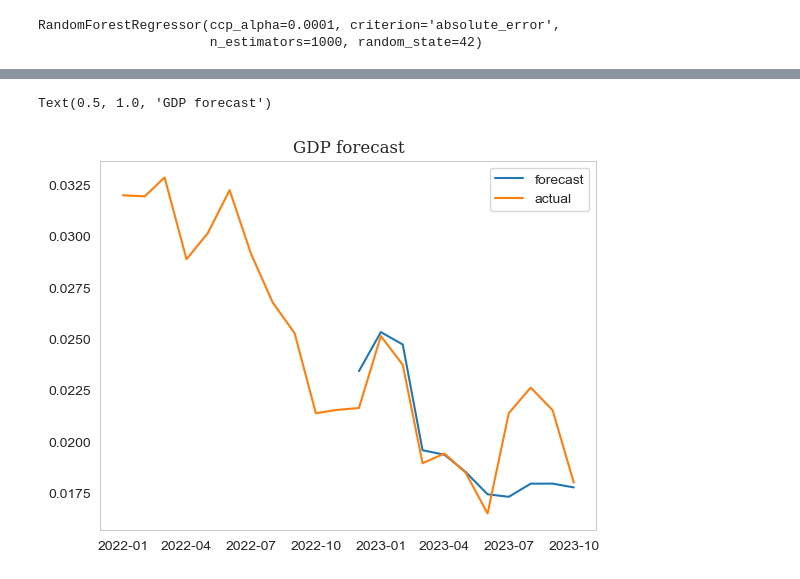
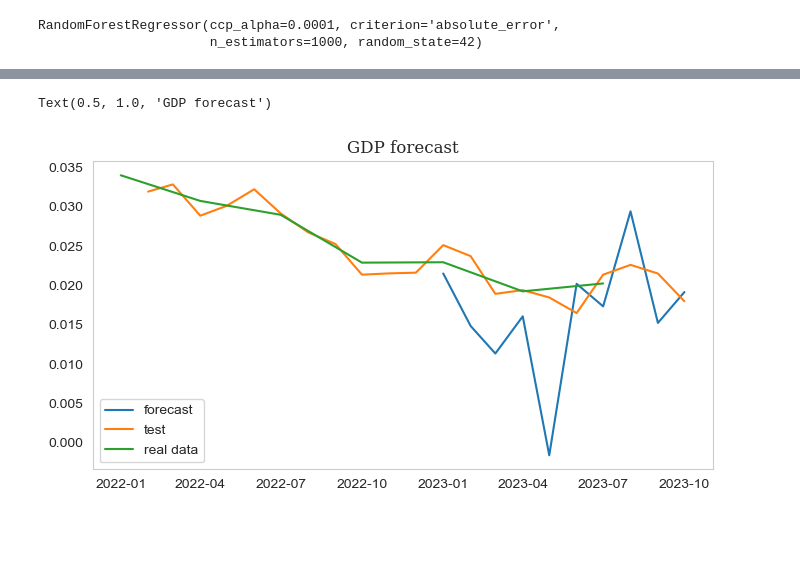
Before and after one commit to Tommylee1013/Webscraping, a Jupyter notebook: Projects/Final Team Projects/Feature_preprocessing.ipynb, the cells around one changed output, grey strips where cells are left out. Saved outputs shown, nothing was run; the diff lists cells and outputs as text; code cells hidden in the pictures; blank space fills up the shorter version.

```diff
--- a/Projects/Final Team Projects/Feature_preprocessing.ipynb
+++ b/Projects/Final Team Projects/Feature_preprocessing.ipynb
@@ -127,6 +332,7 @@ ffr
 # %%
 unemploy = pd.read_csv('../../Data/UNRATE.csv', index_col = 0) * 0.01
 unemploy.index = pd.to_datetime(unemploy.index).strftime('%Y-%m')
+unemploy.index = pd.to_datetime(unemploy.index)
 unemploy
 # %% [output]
 |  | UNRATE |
@@ -158,7 +381,11 @@ plt.show()
 # %%
 feature_matrix = pd.concat(
     [
-        sentiment['sentimental_score'],
+        fd_speech['sentimental_score'],
+        fd_press['sentimental_score'],
+        sum_mat['sentimental_score'].fillna(method = 'ffill'),
+        press_topic,
+        speech_topic,
         ffr,
         cpi_rate,
         unemploy,
@@ -167,4 +394,7 @@ feature_matrix = pd.concat(
     axis = 1
 )
 
-feature_matrix.columns = ['FED_sentiment','federal_funds_rate','cpi','unemployment_rate','gdp_rate']
+feature_matrix.columns = ['FED_sentiment','press_sentiment','news_sentiment',
+                          'press_topic1','press_topic2','press_topic3',
+                          'speech_topic1','speech_topic2','speech_topic3',
+                          'federal_funds_rate','cpi','unemployment_rate','gdp_rate']
@@ -182,7 +444,7 @@ from sklearn.metrics import confusion_matrix
 from sklearn.metrics import accuracy_score
 from sklearn.metrics import roc_curve, auc
 # %%
-X = feature_matrix.iloc[:,:-1]
+X = feature_matrix.iloc[:,:9]
 y = feature_matrix['gdp_rate']
 
 X_train, X_test, y_train, y_test = train_test_split(X, y, test_size = 0.05, shuffle = False, random_state = 42)
@@ -221,10 +483,5 @@ plt.show()
 # %%
 import shap
-
-X = feature_matrix.iloc[:,:-1]
-y = feature_matrix['gdp_rate']
-
-X_train, X_test, y_train, y_test = train_test_split(X, y, test_size = 0.05, shuffle = False, random_state = 42)
 
 explainer_randomforest_reg = shap.TreeExplainer(randomforest_reg)
 
@@ -246,9 +503,11 @@ No data for colormapping provided via 'c'. Parameters 'vmin', 'vmax' will be ign
 # %%
-plt.plot(pd.Series(y_pred, index = y_test[-(len(y_pred)):].index), label = 'forecast')
-plt.plot(feature_matrix['gdp_rate'].loc['2022':], label = 'actual')
+plt.figure(figsize = (8,4))
+plt.plot(pd.Series(y_pred, index = y_test.index[-len(y_pred):]), label = 'forecast')
+plt.plot(feature_matrix['gdp_rate'].loc['2022':], label = 'test')
+plt.plot(gdp_rate.loc['2022':] / 3, label = 'real data')
 plt.grid(False)
 plt.legend()
 plt.title('GDP forecast', fontsize = 12, fontfamily = 'Serif')
 # %% [output]
 Text(0.5, 1.0, 'GDP forecast')
-[figure, old version]
+[figure, new version]
```
Also changed, not shown: parts of 39 cells of this notebook, 10 other files.
